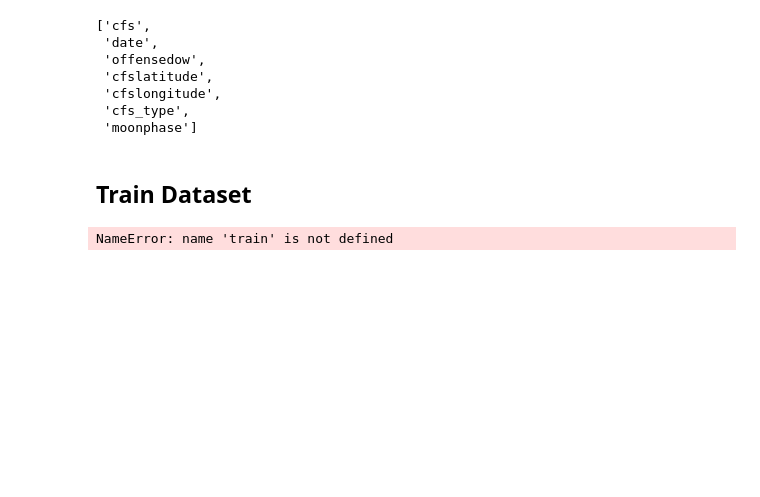
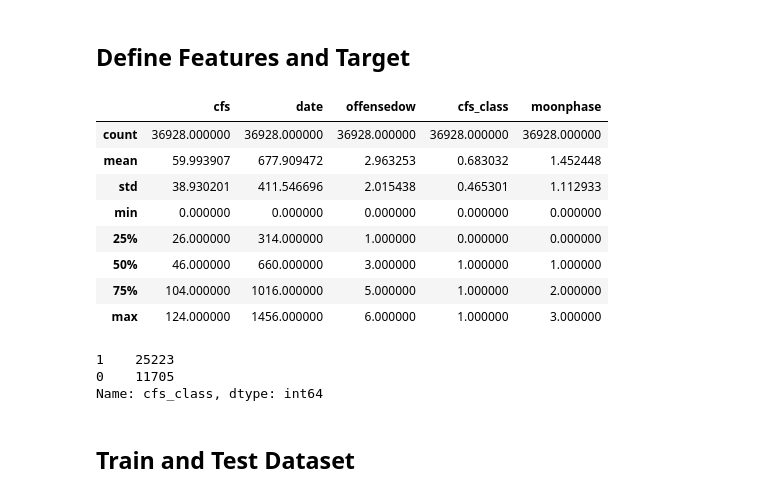
Before and after one commit to lawrencegoodwyn/FinalProject, a Jupyter notebook: working_folder/PhaseML_2.ipynb, the cells around one changed output. Saved outputs shown, nothing was run; the diff lists cells and outputs as text; code cells hidden in the pictures; blank space fills up the shorter version.

```diff
--- a/working_folder/PhaseML_2.ipynb
+++ b/working_folder/PhaseML_2.ipynb
@@ -146,39 +139,25 @@ df2.head(50)
+# %% [markdown]
+## Define Features and Target
 # %%
 # Define the features
-features= df2.columns.tolist()
-features.remove("cfs_class"),
-features.remove("offensehour")
-features
+X= df2.drop(columns= "cfs_class")
+X= df2.drop(columns="offensehour")
+X.describe()
 # %% [output]
-['cfs',
- 'date',
- 'offensedow',
- 'cfslatitude',
- 'cfslongitude',
- 'cfs_type',
- 'moonphase']
+|  | cfs | date | offensedow | cfs_class | moonphase |
+| count | 36928.000000 | 36928.000000 | 36928.000000 | 36928.000000 | 36928.000000 |
+| mean | 59.993907 | 677.909472 | 2.963253 | 0.683032 | 1.452448 |
+| std | 38.930201 | 411.546696 | 2.015438 | 0.465301 | 1.112933 |
+| min | 0.000000 | 0.000000 | 0.000000 | 0.000000 | 0.000000 |
+| 25% | 26.000000 | 314.000000 | 1.000000 | 0.000000 | 0.000000 |
+| 50% | 46.000000 | 660.000000 | 3.000000 | 1.000000 | 1.000000 |
+| 75% | 104.000000 | 1016.000000 | 5.000000 | 1.000000 | 2.000000 |
+| max | 124.000000 | 1456.000000 | 6.000000 | 1.000000 | 3.000000 |
 # %%
 # Define the target set.
-target = df2["cfs_class"]
+y= df2["cfs_class"]
+y.value_counts()
+# %% [output]
+1    25223
+0    11705
+Name: cfs_class, dtype: int64
-# %% [markdown]
-## Train Dataset
-# %%
-# You can modify test_size to account for 30% testing/70% training
-from sklearn.model_selection import train_test_split
-X=features
-y=target
-
-train=
-test =
-
-
-X_train = train[X]
-y_train = train[y]
-X_test = test[X]
-y_test = test[y]
-
-
-# Splitting into Train and Test sets.
-X_train, X_test, y_train, y_test = train_test_split(X, y, random_state=78)
-# %% [output]
-NameError: name 'train' is not defined
@@ -188,0 +164,2 @@ X_train, X_test, y_train, y_test = train_test_split(X, y, test_size = .5)
+# %% [markdown]
+## Train and Test Dataset
```
Also changed, not shown: parts of 26 cells of this notebook.
